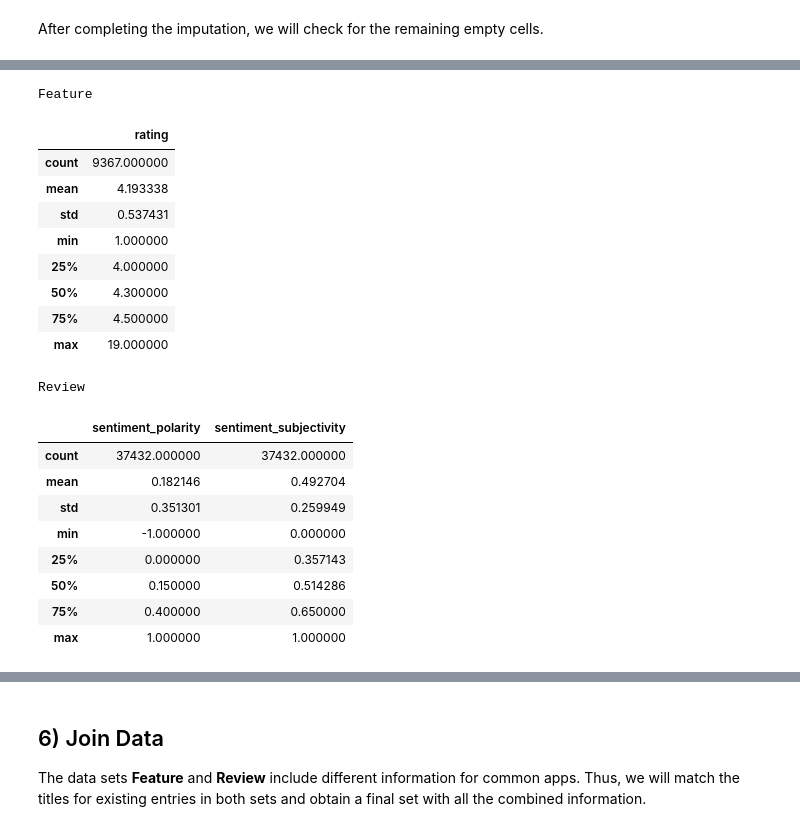
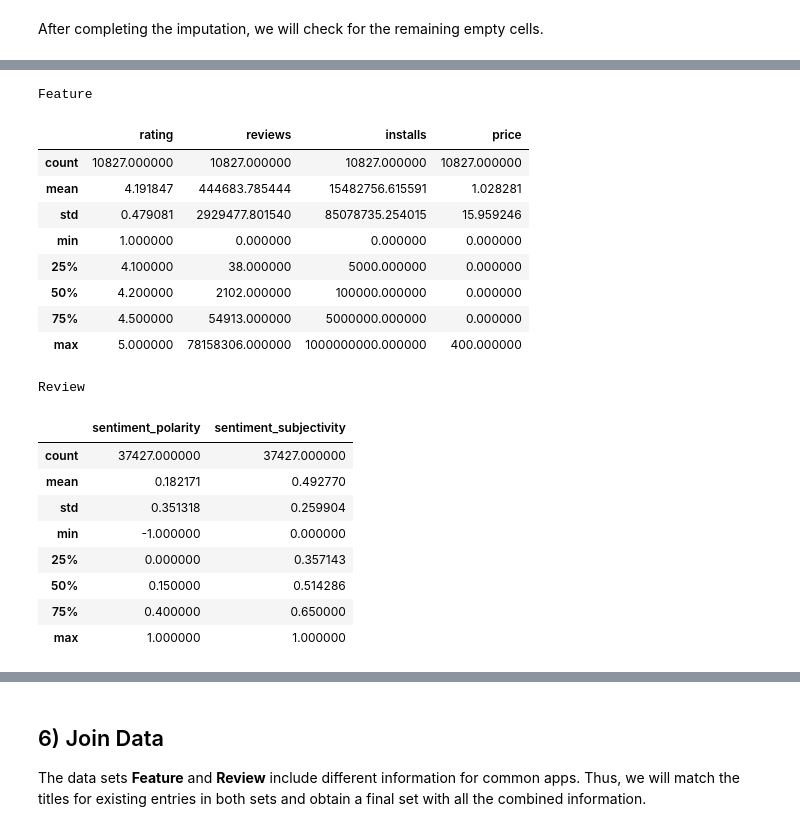
Before and after one commit to GOliviero92/Google-Apps-Analysis, a Jupyter notebook: data_cleaning.ipynb, the cells around one changed output, grey strips where cells are left out. Saved outputs shown, nothing was run; the diff lists cells and outputs as text; code cells hidden in the pictures.

```diff
--- a/data_cleaning.ipynb
+++ b/data_cleaning.ipynb
@@ -402,3 +472,0 @@ df_feature.type.loc[9148]
-# %%
-# fill missing values
-df_feature.price.fillna(df_feature.price.value_counts().idxmax(), inplace=True)
@@ -407,6 +472,0 @@ df_feature.price.fillna(df_feature.price.value_counts().idxmax(), inplace=True)
-# %%
-# fill missing values
-df_feature.content_rating.fillna((df_feature.content_rating.mean()), inplace=True)
-
-# recheck the previous samples
-df_feature.loc[10837:10840]
@@ -473,8 +472,0 @@ df_review.loc[2:7]
-# %%
-# in this case we can delete the rows with NaN values in this column.
-
-df_review=df_review.dropna(subset=['translated_review'])
-
-# recheck the previous samples
-
-df_review.loc[2:7]
@@ -489,9 +472,0 @@ df_review.loc[2:7]
-# %%
-# fill missing values
-
-df_review=df_review.sentiment.fillna('Neutral', inplace=True) #in this case it makes more sense to use Neutral instead o the
-#most used categorical value
-
-# recheck the previous samples
-
-df_review.loc[2:7]
@@ -529,29 +487,32 @@ plotEmpty(["Feature", "Review"], df_feature, df_review)
 # %%
 # create a function for side by side printing of dataframes
 def print_stacked(names, *dfs):
     stacked = ""
     for idx, df in enumerate(dfs):
         stacked += df.style.set_table_attributes("style='display:inline'").set_caption(names[idx])._repr_html_() + "&nbsp;"*10
     display_html(stacked, raw=True)
 
+# selected columns for Feature set
+sel_col = ["rating", "reviews", "size", "installs", "price"]
+
 # observe numerical columns description of both tables
-print_stacked(["Feature", "Review"], df_feature.describe(), df_review.describe())
+print_stacked(["Feature", "Review"], df_feature[sel_col].describe(), df_review.describe())
 # %% [output]
 Feature
-|  | rating |
-| count | 9367.000000 |
-| mean | 4.193338 |
-| std | 0.537431 |
-| min | 1.000000 |
-| 25% | 4.000000 |
-| 50% | 4.300000 |
-| 75% | 4.500000 |
-| max | 19.000000 |
+|  | rating | reviews | installs | price |
+| count | 10827.000000 | 10827.000000 | 10827.000000 | 10827.000000 |
+| mean | 4.191847 | 444683.785444 | 15482756.615591 | 1.028281 |
+| std | 0.479081 | 2929477.801540 | 85078735.254015 | 15.959246 |
+| min | 1.000000 | 0.000000 | 0.000000 | 0.000000 |
+| 25% | 4.100000 | 38.000000 | 5000.000000 | 0.000000 |
+| 50% | 4.200000 | 2102.000000 | 100000.000000 | 0.000000 |
+| 75% | 4.500000 | 54913.000000 | 5000000.000000 | 0.000000 |
+| max | 5.000000 | 78158306.000000 | 1000000000.000000 | 400.000000 |
 Review
 |  | sentiment_polarity | sentiment_subjectivity |
-| count | 37432.000000 | 37432.000000 |
-| mean | 0.182146 | 0.492704 |
-| std | 0.351301 | 0.259949 |
+| count | 37427.000000 | 37427.000000 |
+| mean | 0.182171 | 0.492770 |
+| std | 0.351318 | 0.259904 |
 | min | -1.000000 | 0.000000 |
 | 25% | 0.000000 | 0.357143 |
 | 50% | 0.150000 | 0.514286 |
```
Also changed, not shown: parts of 123 cells of this notebook.
